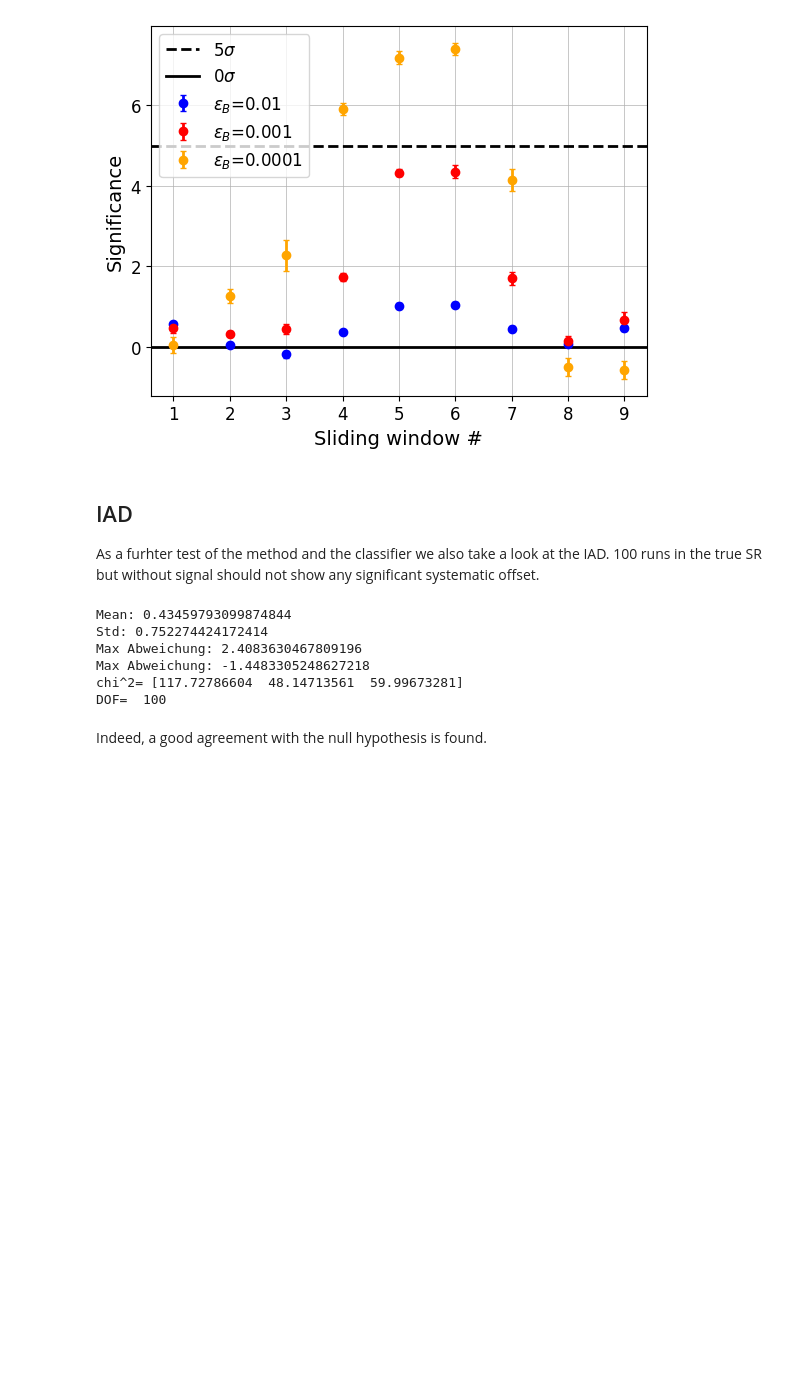
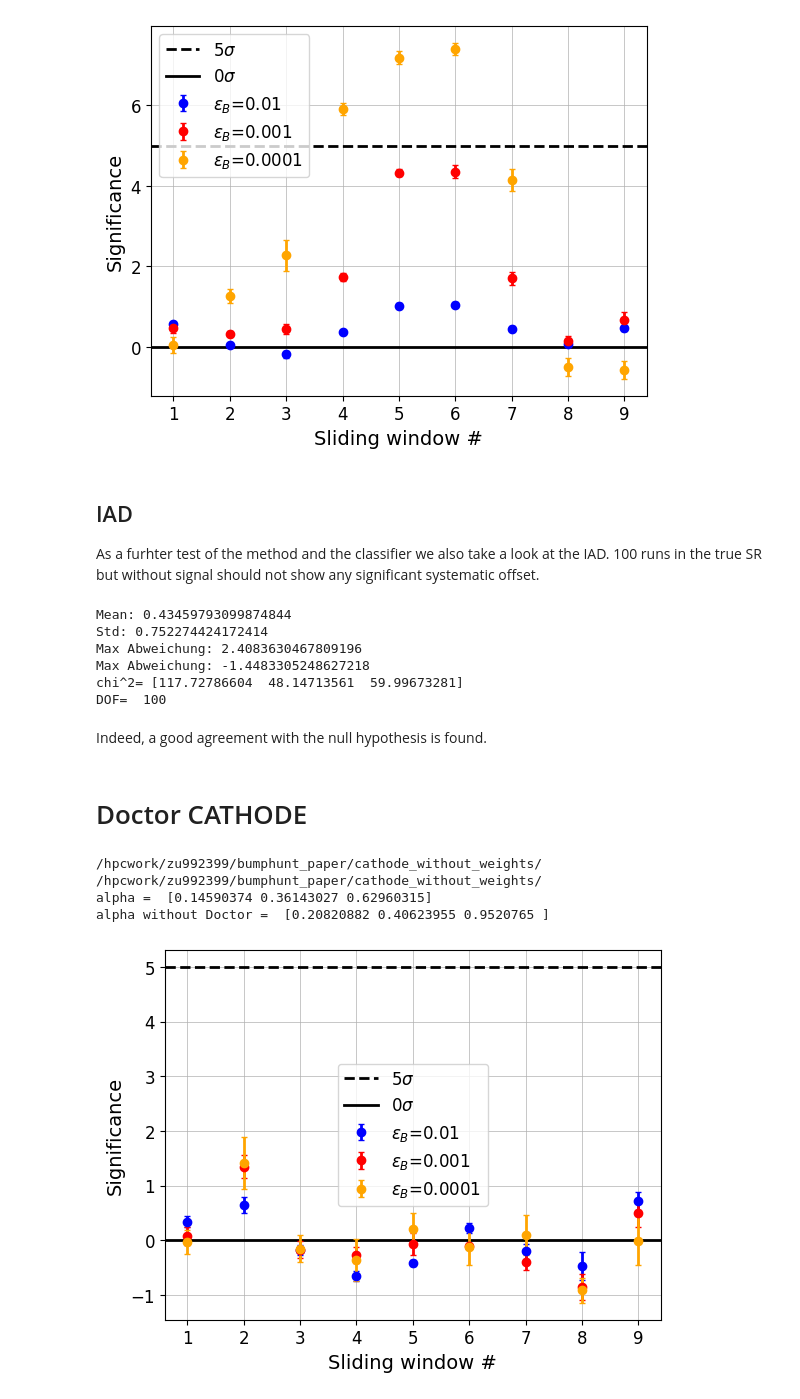
Before and after one commit to mariehein/bumphunt_paper, a Jupyter notebook: bumphunt_plotting.ipynb, the cells around one changed output. Saved outputs shown, nothing was run; the diff lists cells and outputs as text; code cells hidden in the pictures; blank space fills up the shorter version.

Commit message:
Doctor CATHODE working run

```diff
--- a/bumphunt_plotting.ipynb
+++ b/bumphunt_plotting.ipynb
@@ -252,3 +253,19 @@ chi^2= [117.72786604  48.14713561  59.99673281]
 DOF=  100
 # %% [markdown]
 Indeed, a good agreement with the null hypothesis is found.
+# %% [markdown]
+# Doctor CATHODE
+# %%
+folder = general_directory+"cathode_without_weights/"
+results, rel_results, true_results, rel_error = bump_hunt(folder, True)
+cathode_weights_error = np.mean(rel_error,axis=(1,2))
+results, rel_results, true_results, rel_error = bump_hunt(folder, True, err=cathode_weights_error)
+plotting(rel_results, true_results, "cathode_without_weights")
+print("alpha = ", cathode_weights_error)
+print("alpha without Doctor = ", cathode_error)
+# %% [output]
+/hpcwork/zu992399/bumphunt_paper/cathode_without_weights/
+/hpcwork/zu992399/bumphunt_paper/cathode_without_weights/
+alpha =  [0.14590374 0.36143027 0.62960315]
+alpha without Doctor =  [0.20820882 0.40623955 0.9520765 ]
+[figure, added]
```
Also changed, not shown: parts of 3 cells of this notebook, 1 other file.
